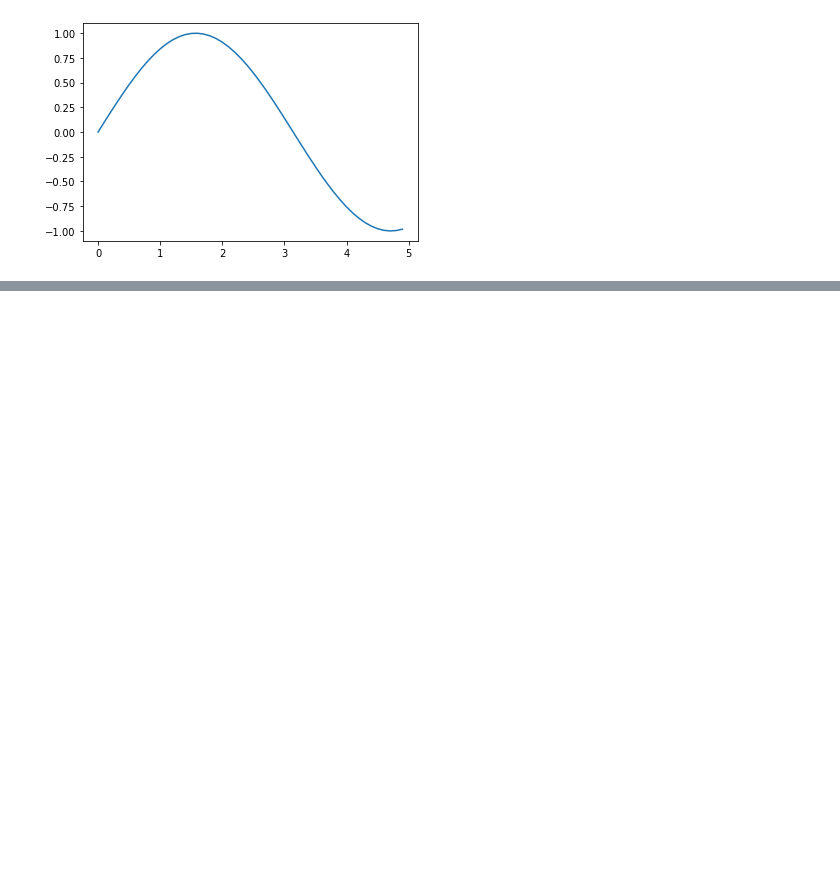
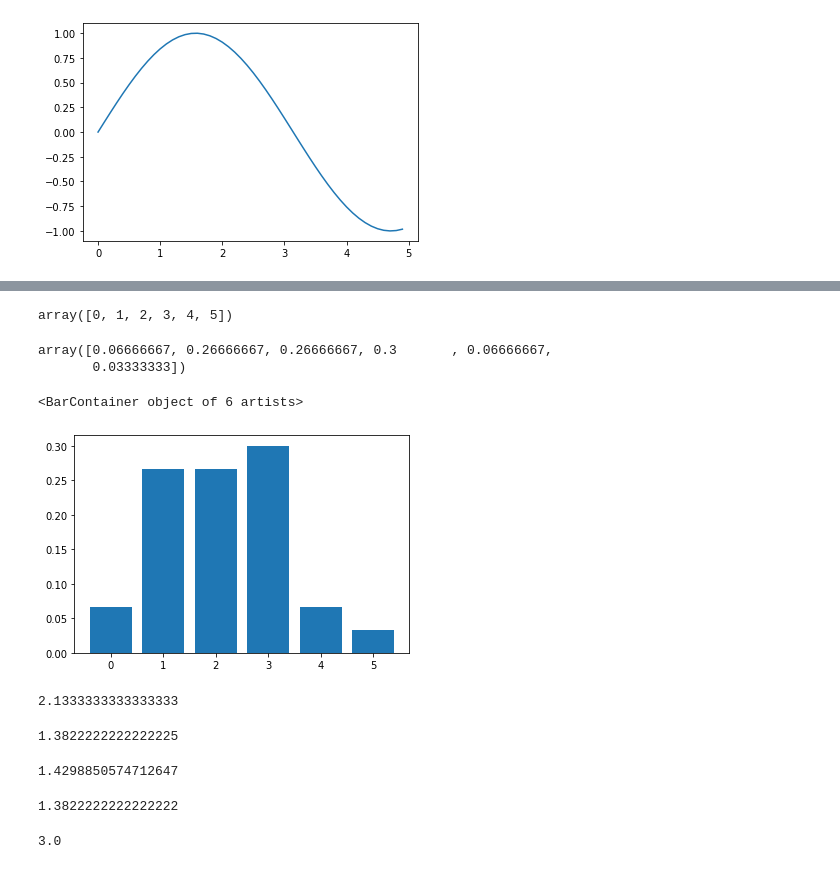
Before and after one commit to Zaqzxcswsde/itmo-applied-statistics, a Jupyter notebook: stat_tests.ipynb, the cells around one changed output, grey strips where cells are left out. Drawn from its saved outputs; the diff is of its cells as text; code cells hidden in the pictures; blank space fills up the shorter version.

```diff
--- a/stat_tests.ipynb
+++ b/stat_tests.ipynb
@@ -862,0 +1267,7 @@ array([0.85])
+# %%
+#@title Эмпирическое распределение из выборки
+def myGenerateValsProbsFromSeries(vals, raw=False):
+  vals2, probs = np.unique(vals, return_counts=True)
+  if not raw: probs = probs/len(vals)
+  if not raw: return vals2,probs
+  else: return vals2,probs,len(vals)
@@ -862,0 +1378,2 @@ array([0.85])
+# %%
+a = [3,1,3,2,2,3,1,3,1,4,1,2,1,4,3,2,3,3,1,0,1,3,3,1,2,2,5,2,2,0]
@@ -862,0 +1382,2 @@ array([0.85])
+# %%
+vals,probs=myGenerateValsProbsFromSeries(a)
@@ -862,0 +1394,34 @@ array([0.85])
+# %%
+vals
+# %% [output]
+array([0, 1, 2, 3, 4, 5])
+# %%
+probs
+# %% [output]
+array([0.06666667, 0.26666667, 0.26666667, 0.3       , 0.06666667,
+       0.03333333])
+# %%
+plt.bar(vals,probs)
+# %% [output]
+<BarContainer object of 6 artists>
+[figure, added]
+# %%
+MyNthMoment(a)
+# %% [output]
+2.1333333333333333
+# %%
+MyVariance3(a)
+# %% [output]
+1.3822222222222225
+# %%
+MyNotShiftedVariance(a)
+# %% [output]
+1.4298850574712647
+# %%
+myVarianceFromSeries(a)
+# %% [output]
+1.3822222222222222
+# %%
+np.quantile(a,0.75)
+# %% [output]
+3.0
```
Also changed, not shown: parts of 189 cells of this notebook.
